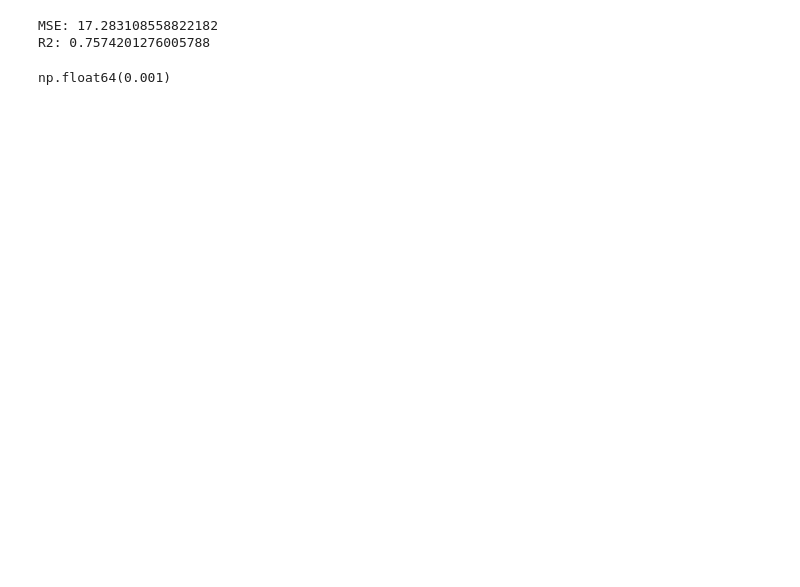
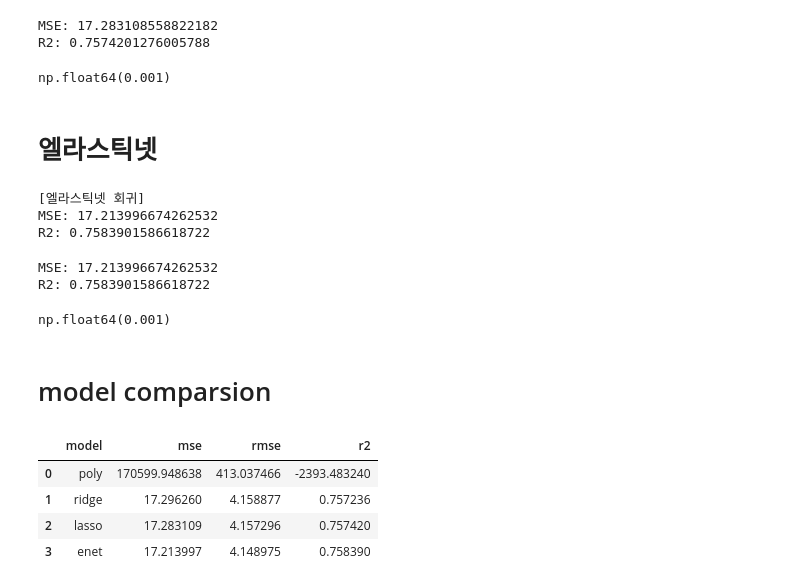
Before and after one commit to bhjin97/hipython_rep, a Jupyter notebook: 37. 선형회귀분석.ipynb, the cells around one changed output. Cells and saved outputs as stored; diff of their text form; code cells hidden in the pictures; blank space fills up the shorter version.

```diff
--- a/37. 선형회귀분석.ipynb
+++ b/37. 선형회귀분석.ipynb
@@ -325,3 +342,58 @@ R2: 0.7574201276005788
 lasso_CV.alpha_
 # %% [output]
 np.float64(0.001)
+# %% [markdown]
+# 엘라스틱넷
+# %%
+model_enet = ElasticNet(alpha=0.001, l1_ratio=0.5)  # l1_ratio=0.5: L1과 L2의 비중 50:50
+model_enet.fit(X_train, y_train)
+pred_enet = model_enet.predict(X_test)
+
+print("\n[엘라스틱넷 회귀]")
+print("MSE:", mean_squared_error(y_test, pred_enet))
+print("R2:", r2_score(y_test, pred_enet))
+# %% [output]
+[엘라스틱넷 회귀]
+MSE: 17.213996674262532
+R2: 0.7583901586618722
+# %%
+alphas = [0.001, 0.01, 0.1, 1.0 ,10, 100]
+enet_cv = ElasticNetCV(alphas=alphas, cv = 5)
+enet_cv.fit(X_train, y_train)
+enet_pred = enet_cv.predict(X_test)
+print("MSE:", mean_squared_error(y_test, enet_pred))
+print("R2:", r2_score(y_test, enet_pred))
+# %% [output]
+MSE: 17.213996674262532
+R2: 0.7583901586618722
+# %%
+lasso_CV.alpha_
+# %% [output]
+np.float64(0.001)
+# %% [markdown]
+# model comparsion
+# %%
+results = pd.DataFrame ({
+    'model' : ['poly', 'ridge', 'lasso', 'enet'],
+    'mse' : [mean_squared_error(y_test, pred_poly),
+             mean_squared_error(y_test, pred_ridge),
+             mean_squared_error(y_test, lasso_preds),
+             mean_squared_error(y_test, enet_pred)],
+    'rmse' : [np.sqrt(mean_squared_error(y_test, pred_poly)),
+            np.sqrt(mean_squared_error(y_test, pred_ridge)),
+            np.sqrt(mean_squared_error(y_test, lasso_preds)),
+            np.sqrt(mean_squared_error(y_test, enet_pred))],
+    'r2' : [r2_score(y_test, pred_poly),
+             r2_score(y_test, pred_ridge),
+             r2_score(y_test, lasso_preds),
+             r2_score(y_test, enet_pred)]
+
+})
+
+results
+# %% [output]
+|  | model | mse | rmse | r2 |
+| 0 | poly | 170599.948638 | 413.037466 | -2393.483240 |
+| 1 | ridge | 17.296260 | 4.158877 | 0.757236 |
+| 2 | lasso | 17.283109 | 4.157296 | 0.757420 |
+| 3 | enet | 17.213997 | 4.148975 | 0.758390 |
```
Also changed, not shown: parts of 7 cells of this notebook, 1 other file.
